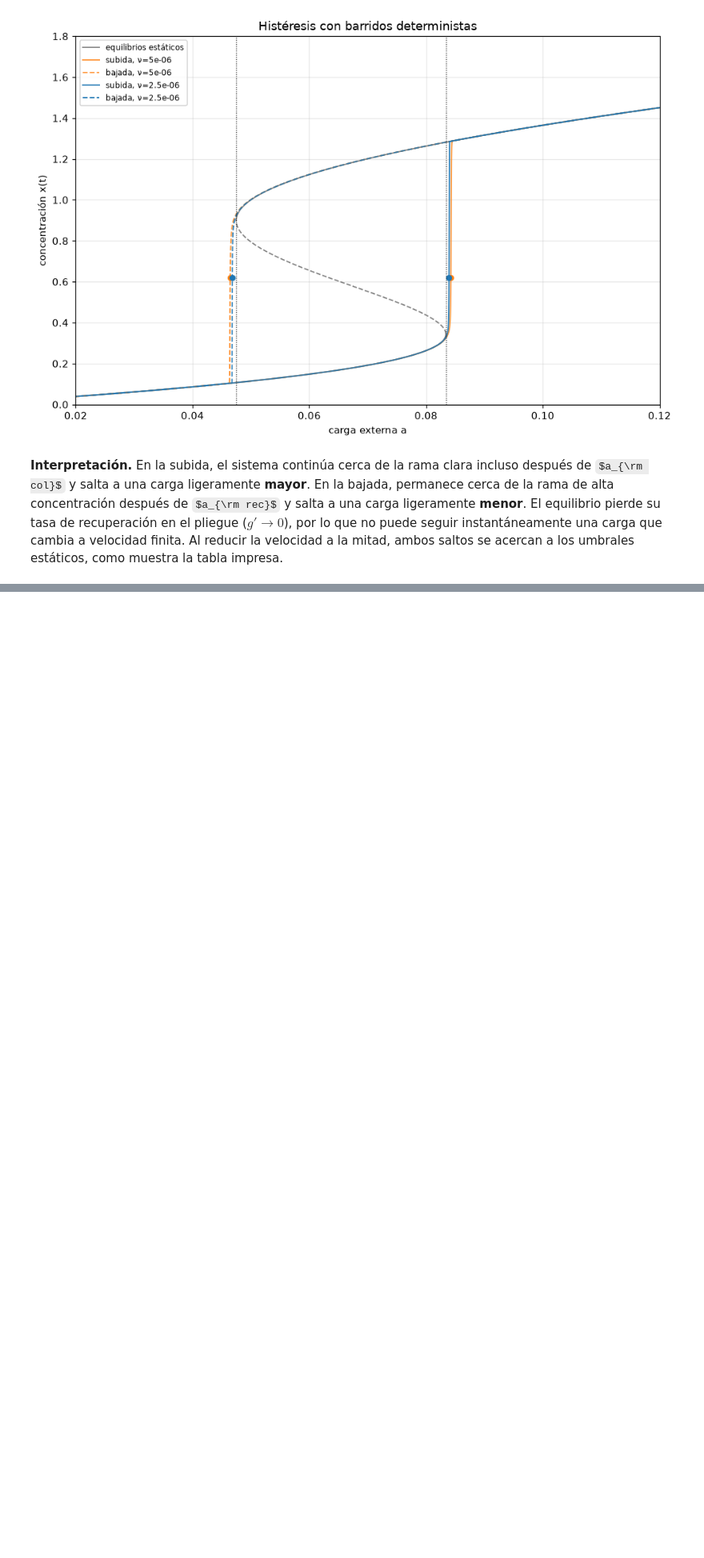
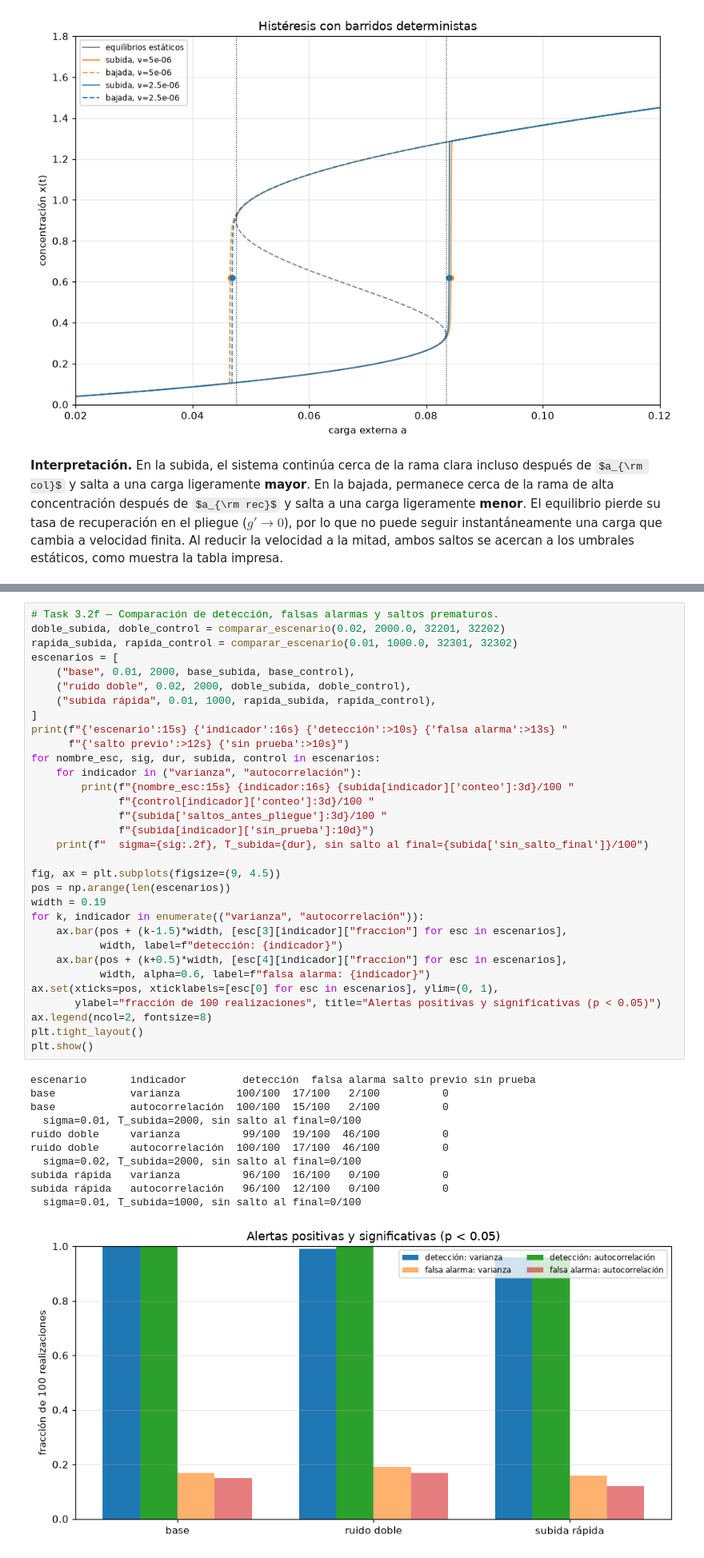
Before and after one commit to Branuvg/hdt6_modsim, a Jupyter notebook: hdt6.ipynb, the cells around one changed output, grey strips where cells are left out. Shown at 80% size. Saved outputs shown, nothing was run; the diff lists cells and outputs as text; some formulas as TeX source; blank space fills up the shorter version.

```diff
--- a/hdt6.ipynb
+++ b/hdt6.ipynb
@@ -879,0 +1097,44 @@ nu = 2.5e-06: subida salta en a = 0.0839407 (a - a_col = +0.0005551); bajada sal
+# %%
+# Task 3.2f — Comparación de detección, falsas alarmas y saltos prematuros.
+doble_subida, doble_control = comparar_escenario(0.02, 2000.0, 32201, 32202)
+rapida_subida, rapida_control = comparar_escenario(0.01, 1000.0, 32301, 32302)
+escenarios = [
+    ("base", 0.01, 2000, base_subida, base_control),
+    ("ruido doble", 0.02, 2000, doble_subida, doble_control),
+    ("subida rápida", 0.01, 1000, rapida_subida, rapida_control),
+]
+print(f"{'escenario':15s} {'indicador':16s} {'detección':>10s} {'falsa alarma':>13s} "
+      f"{'salto previo':>12s} {'sin prueba':>10s}")
+for nombre_esc, sig, dur, subida, control in escenarios:
+    for indicador in ("varianza", "autocorrelación"):
+        print(f"{nombre_esc:15s} {indicador:16s} {subida[indicador]['conteo']:3d}/100 "
+              f"{control[indicador]['conteo']:3d}/100 "
+              f"{subida['saltos_antes_pliegue']:3d}/100 "
+              f"{subida[indicador]['sin_prueba']:10d}")
+    print(f"  sigma={sig:.2f}, T_subida={dur}, sin salto al final={subida['sin_salto_final']}/100")
+
+fig, ax = plt.subplots(figsize=(9, 4.5))
+pos = np.arange(len(escenarios))
+width = 0.19
+for k, indicador in enumerate(("varianza", "autocorrelación")):
+    ax.bar(pos + (k-1.5)*width, [esc[3][indicador]["fraccion"] for esc in escenarios],
+           width, label=f"detección: {indicador}")
+    ax.bar(pos + (k+0.5)*width, [esc[4][indicador]["fraccion"] for esc in escenarios],
+           width, alpha=0.6, label=f"falsa alarma: {indicador}")
+ax.set(xticks=pos, xticklabels=[esc[0] for esc in escenarios], ylim=(0, 1),
+       ylabel="fracción de 100 realizaciones", title="Alertas positivas y significativas (p < 0.05)")
+ax.legend(ncol=2, fontsize=8)
+plt.tight_layout()
+plt.show()
+# %% [output]
+escenario       indicador         detección  falsa alarma salto previo sin prueba
+base            varianza         100/100  17/100   2/100          0
+base            autocorrelación  100/100  15/100   2/100          0
+  sigma=0.01, T_subida=2000, sin salto al final=0/100
+ruido doble     varianza          99/100  19/100  46/100          0
+ruido doble     autocorrelación  100/100  17/100  46/100          0
+  sigma=0.02, T_subida=2000, sin salto al final=0/100
+subida rápida   varianza          96/100  16/100   0/100          0
+subida rápida   autocorrelación   96/100  12/100   0/100          0
+  sigma=0.01, T_subida=1000, sin salto al final=0/100
+[figure, added]
```
Also changed, not shown: parts of 9 cells of this notebook.
